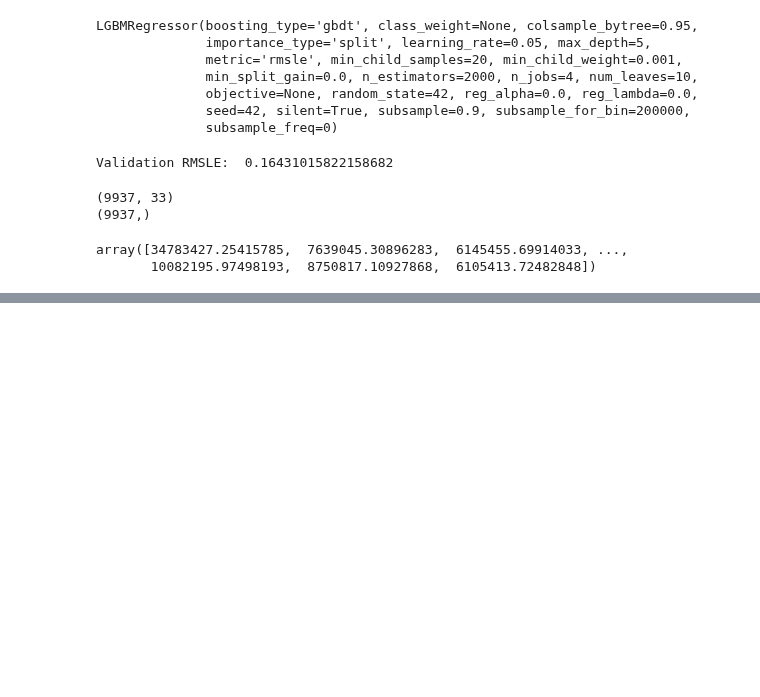
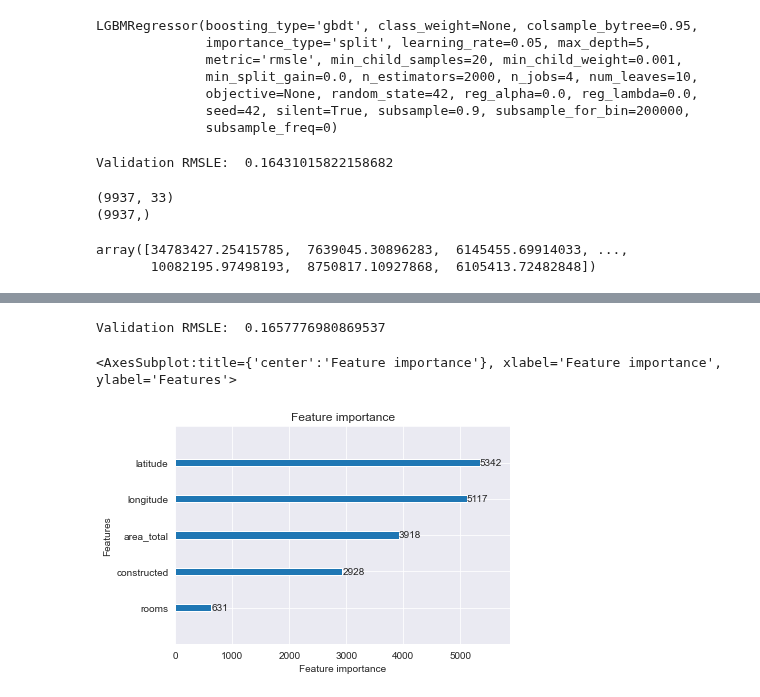
Before and after one commit to jimoskar/ml, a Jupyter notebook: project/jim_models.ipynb, the cells around one changed output, grey strips where cells are left out. Drawn from its saved outputs; the diff is of its cells as text; code cells hidden in the pictures; blank space fills up the shorter version.

```diff
--- a/project/jim_models.ipynb
+++ b/project/jim_models.ipynb
@@ -273,0 +206,12 @@ array([34783427.25415785,  7639045.30896283,  6145455.69914033, ...,
+# %%
+import sklearn
+from sklearn.impute import KNNImputer
+imputer = KNNImputer(n_neighbors = 3)
+
+
+X = data[['longitude', 'latitude', 'constructed']]
+nan_idx = X['constructed'].isna()
+X = pd.DataFrame(imputer.fit_transform(X), columns=X.columns)
+print(X.loc[nan_idx, 'constructed'])
+X['constructed'] = X['constructed'].round()
+print(X.loc[nan_idx, 'constructed'])
@@ -273,0 +236,26 @@ array([34783427.25415785,  7639045.30896283,  6145455.69914033, ...,
+# %%
+features = ['latitude', 'longitude', 'constructed', 'area_total', 'rooms']
+
+data['constructed'] = X['constructed']
+data_train, data_valid = model_selection.train_test_split(data, test_size=0.33, stratify=np.log(data.price).round())
+X_train = data_train[features]
+y_train = data_train.loc[X_train.index].price
+X_valid = data_valid[features]
+y_valid = data_valid.loc[X_valid.index].price
+
+
+lgb_mod = lgb.LGBMRegressor(
+    num_leaves=10,
+    max_depth=5,
+    random_state=42,
+    silent=True,
+    metric='rmsle',
+    n_jobs=4,
+    n_estimators=2000,
+    colsample_bytree=0.95,
+    subsample=0.9,
+    learning_rate=0.05,
+    seed = 42
+)
+
+lgb_mod.fit(X_train, np.log(y_train))
@@ -273,0 +271,8 @@ array([34783427.25415785,  7639045.30896283,  6145455.69914033, ...,
+# %%
+preds_valid = lgb_mod.predict(X_valid)
+print('Validation RMSLE: ', rmlse(y_valid, np.exp(preds_valid)))
+lgb.plot_importance(lgb_mod)
+# %% [output]
+Validation RMSLE:  0.1657776980869537
+<AxesSubplot:title={'center':'Feature importance'}, xlabel='Feature importance', ylabel='Features'>
+[figure, added]
```
Also changed, not shown: parts of 9 cells of this notebook, 2 other files.
